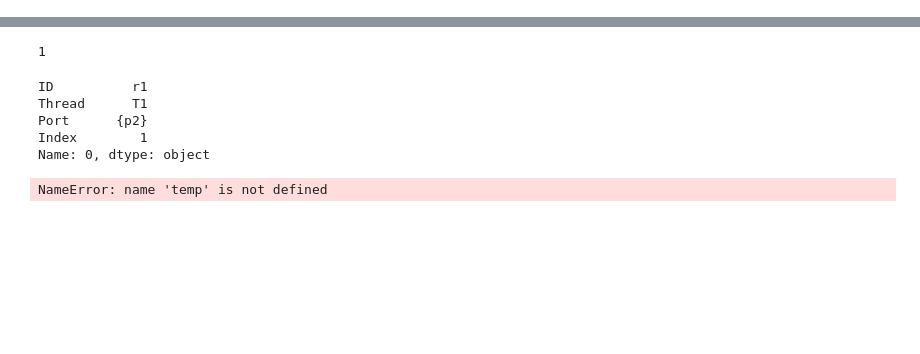
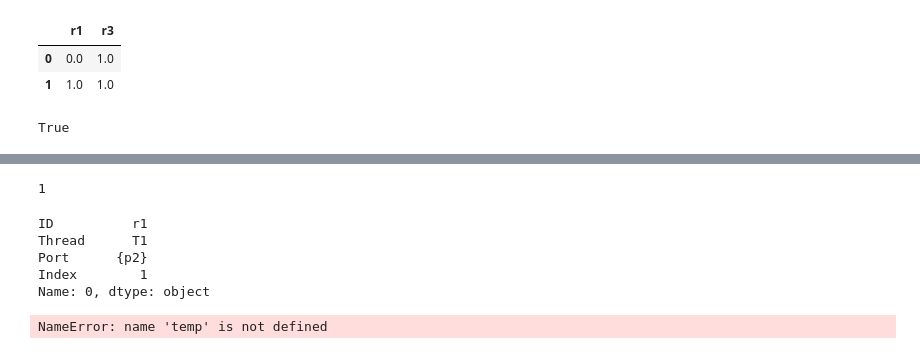
Before and after one commit to fswu0831/RTOS_sample_Algorithm, a Jupyter notebook: Construct-Race-Table.ipynb, the cells around one changed output, grey strips where cells are left out. Saved outputs shown, nothing was run; the diff lists cells and outputs as text; code cells hidden in the pictures; blank space fills up the shorter version.

```diff
--- a/Construct-Race-Table.ipynb
+++ b/Construct-Race-Table.ipynb
@@ -144,3 +119,13 @@ s
+# %%
+table.drop('dummy',axis=1)
+# %% [output]
+|  | r1 | r3 |
+| 0 | 0.0 | 1.0 |
+| 1 | 1.0 | 1.0 |
+# %%
+no_index(1,len(R)-1,t,Qs[(Qs.ID==s)].iloc[0])==False
+# %% [output]
+True
 # %%
 if R[1] in cstruct(Q,Qs,Qr,Qr[(Qr.ID==R[1])].iloc[0],results):
     print(1)
```
Also changed, not shown: parts of 15 cells of this notebook.
